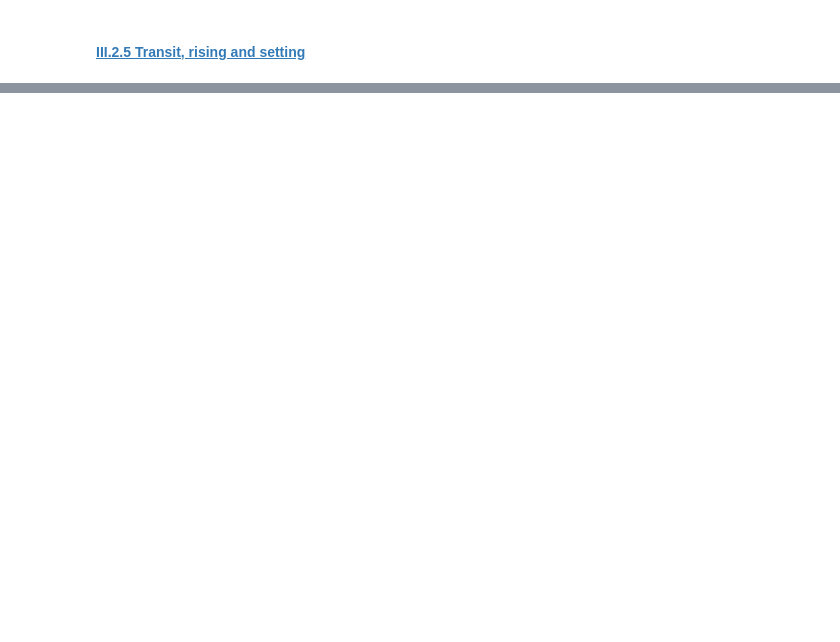
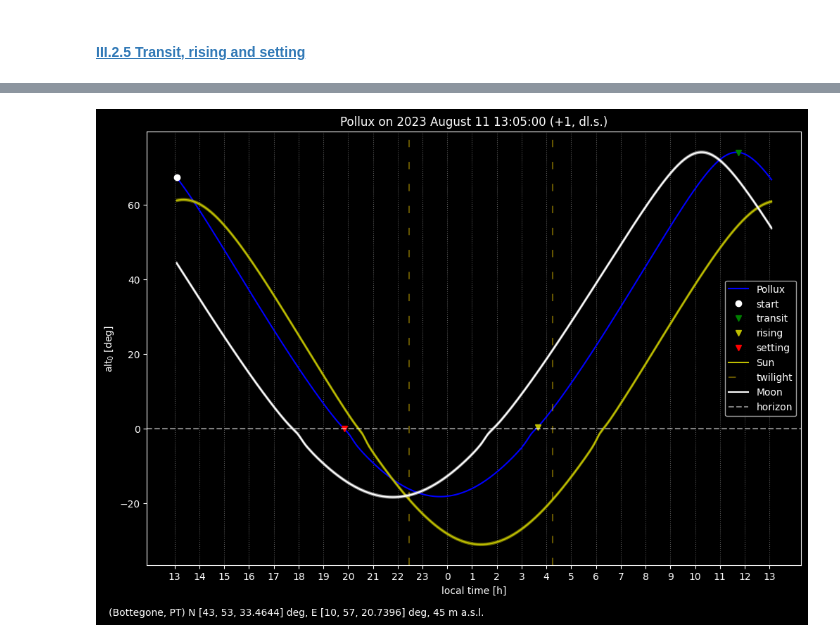
Before and after one commit to 00-berni/proj_0, a Jupyter notebook: notebook/notebook.ipynb, the cells around one changed output, grey strips where cells are left out. Drawn from its saved outputs; the diff is of its cells as text; code cells hidden in the pictures; blank space fills up the shorter version.

Commit message:
Fixed error in Sun corrections New class: Moon Fixed error in estimation of moon coord

```diff
--- a/notebook/notebook.ipynb
+++ b/notebook/notebook.ipynb
@@ -3949,0 +4357,89 @@ evening:        2023 August 9 20:34:25.2144 UT ==> 2023 August 9 22:34:25.2144 (
+# %%
+timezone, dl_save = 1, True
+date = Date([2023,8,11],[13,5,0],timezone=timezone,dl_save=dl_save)
+print(date.ut_to_local(timezone,dl_save,'str'))
+
+alt, dayrange = trajectory(date,obs,obj,numpoint)
+
+# computing the time of the events
+m = tran_ris_set(date,obs,obj,True)
+event = Date(date.date,m)
+# computing the corresponding apparent altitude
+ealt = compute_alt(event,obs,obj,True)
+
+dates = Date(jd=dayrange,timetype=date.time.tytime,calendar=date.calendar)
+ra, dec = SUN.corr_coor(dates)
+lon = obs.lon
+lat = obs.lat
+lst = local_ST(dates,lon,True)
+lha = lst - ra
+altaz = equat_to_altaz(Equatorial(ra,dec),lha,lat)
+print('sun az',altaz.az.print_angle('deg')[0])
+sunrad = SUN.ang_diameter(dates)/2
+sunalt = altaz.alt + refraction_corr(altaz.alt,obs.h)
+suntw = SUN.twilight(date,obs)
+suntw = Date(date.date,suntw,calendar=date.calendar)
+
+dates = Date(jd=dayrange,timetype=date.time.tytime,calendar=date.calendar)
+ra, dec = MOON.equat_coor(dates)
+lst = local_ST(dates,lon,True)
+lha = lst - ra
+altaz = equat_to_altaz(Equatorial(ra,dec),lha,lat)
+print('moon az',altaz.az.print_angle('deg')[0])
+moonrad = MOON.ang_diameter(dates, altaz.alt)/2
+moonalt = altaz.alt + refraction_corr(altaz.alt,obs.h)
+moonrs = MOON.rise_set(date,obs)
+
+## PLOT ##
+hour = date.time.hour()
+N = 25 if hour <= (int(hour)+0.5) else 26
+ticks = Date(date.date, (np.arange(0,N,1)+int(date.time.hour()))*3600,calendar=date.calendar)
+if out[:5] == 'local':
+    hzone = timezone
+    if dl_save: hzone += 1
+elif out == 'UT':
+    hzon = 0
+
+plt.figure(figsize=[12,8])
+ax = plt.axes()
+ax.set_facecolor('black')
+titledate = date.print_date() if out == 'UT' else date.ut_to_local(timezone,dl_save,'str')
+plt.title(obj.name + ' on ' + titledate)
+
+plt.plot(dayrange,alt.deg,'b',label=obj.name)
+plt.plot(dayrange[0],alt.deg[0],'ow',label='start')
+if type(m.val) != np.ndarray:
+    plt.plot(event.jd,ealt.deg,'vg',label='transit')
+else:
+    plt.plot(event.jd[0],ealt.deg[0],'vg',label='transit')
+    plt.plot(event.jd[1],ealt.deg[1],'vy',label='rising')
+    plt.plot(event.jd[2],ealt.deg[2],'vr',label='setting')
+
+plt.plot(dayrange,sunalt.deg,'y',label='Sun')
+plt.plot(dayrange,sunalt.deg - sunrad.deg,'y',alpha=0.5)
+plt.plot(dayrange,sunalt.deg + sunrad.deg,'y',alpha=0.5)
+plt.axvline(suntw.jd[0],ymin=0,ymax=1,linestyle=(0,(5,10)),alpha=0.4,color='gold',label='twilight')
+plt.axvline(suntw.jd[1],ymin=0,ymax=1,linestyle=(0,(5,10)),alpha=0.4,color='gold')
+
+plt.plot(dayrange,moonalt.deg,'w',label='Moon')
+plt.plot(dayrange,moonalt.deg - moonrad.deg,'w',alpha=0.5)
+plt.plot(dayrange,moonalt.deg + moonrad.deg,'w',alpha=0.5)
+
+ticks = Date(date.date, (np.arange(0,N,1)+int(date.time.hour()))*3600,calendar=date.calendar)
+labelticks = np.round(ticks.time.hour() + hzone,0).astype(int)
+labelticks = np.where(labelticks >= 24, labelticks-24, labelticks)
+plt.axhline(0,xmin=0,xmax=1,linestyle='dashed',alpha=0.5,color='white',label='horizon')
+plt.xticks(ticks.jd,labelticks)
+plt.xlabel(out + ' [h]')
+plt.ylabel('alt$_0$ [deg]')
+plt.grid(axis='x',linestyle='dotted',color='gray',alpha=0.7)
+plt.legend(numpoints=1)
+location_string = obs.place_info(True)
+plt.text(0.08, 0.02, location_string, fontsize=10, transform=plt.gcf().transFigure)
+plt.show()
+
+
+plt.show()
+
+print(f'Illuminated fraction of Moon disk: {MOON.ill_fract(date,SUN.app_lon(date),SUN.distance(date)*SUN.AU)*100} %')
+# %% [output]
@@ -3949,0 +4463 @@ evening:        2023 August 9 20:34:25.2144 UT ==> 2023 August 9 22:34:25.2144 (
+[figure, added]
```
Also changed, not shown: parts of 17 cells of this notebook.
